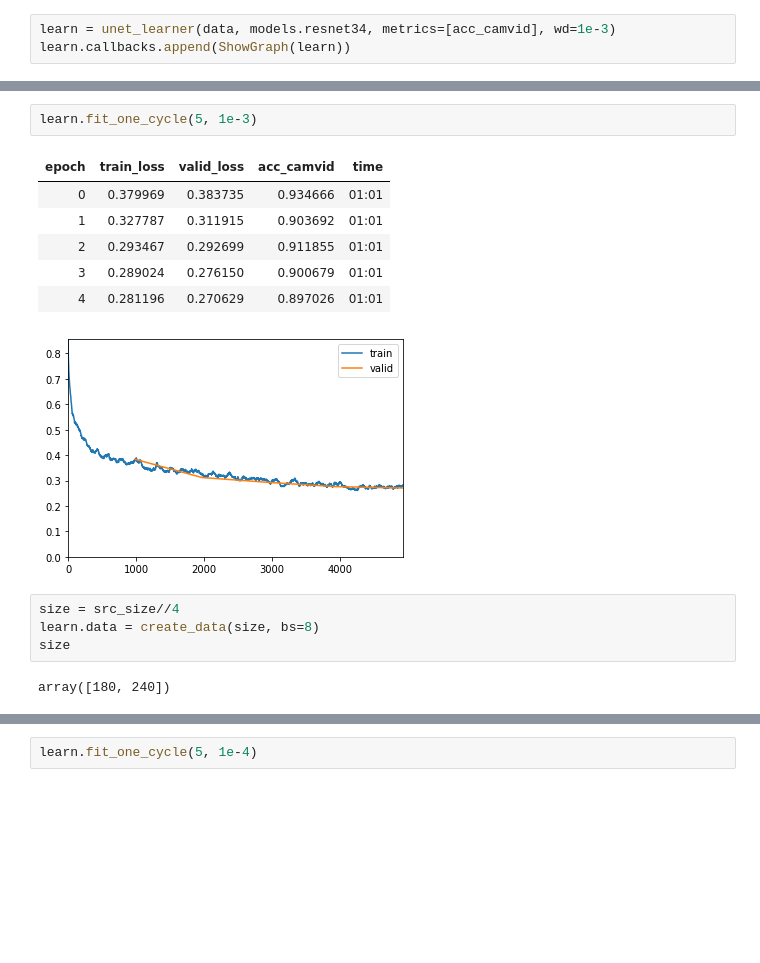
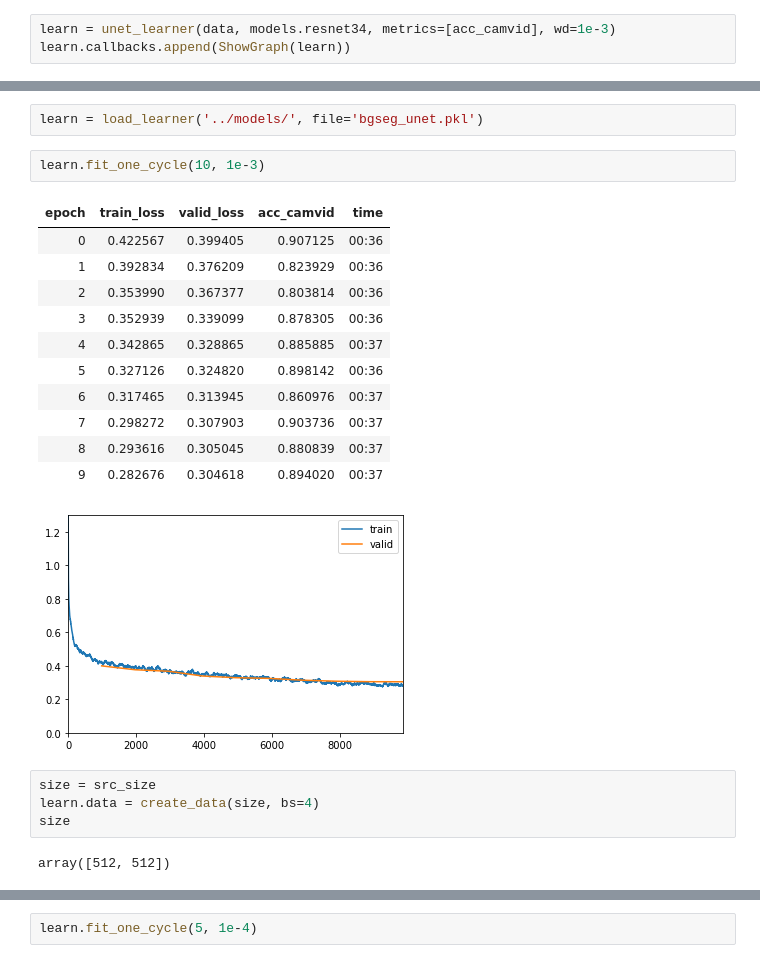
Before and after one commit to doas3140/face-pipeline, a Jupyter notebook: nbs/02_bgseg_unet_training.ipynb, the cells around one changed output, grey strips where cells are left out. Saved outputs shown, nothing was run; the diff lists cells and outputs as text; blank space fills up the shorter version.

```diff
--- a/nbs/02_bgseg_unet_training.ipynb
+++ b/nbs/02_bgseg_unet_training.ipynb
@@ -101,16 +125,23 @@ LR Finder is complete, type {learner_name}.recorder.plot() to see the graph.
+# %%
+learn = load_learner('../models/', file='bgseg_unet.pkl')
 # %%
-learn.fit_one_cycle(5, 1e-3)
+learn.fit_one_cycle(10, 1e-3)
 # %% [output]
 | epoch | train_loss | valid_loss | acc_camvid | time |
-| 0 | 0.379969 | 0.383735 | 0.934666 | 01:01 |
-| 1 | 0.327787 | 0.311915 | 0.903692 | 01:01 |
-| 2 | 0.293467 | 0.292699 | 0.911855 | 01:01 |
-| 3 | 0.289024 | 0.276150 | 0.900679 | 01:01 |
-| 4 | 0.281196 | 0.270629 | 0.897026 | 01:01 |
+| 0 | 0.422567 | 0.399405 | 0.907125 | 00:36 |
+| 1 | 0.392834 | 0.376209 | 0.823929 | 00:36 |
+| 2 | 0.353990 | 0.367377 | 0.803814 | 00:36 |
+| 3 | 0.352939 | 0.339099 | 0.878305 | 00:36 |
+| 4 | 0.342865 | 0.328865 | 0.885885 | 00:37 |
+| 5 | 0.327126 | 0.324820 | 0.898142 | 00:36 |
+| 6 | 0.317465 | 0.313945 | 0.860976 | 00:37 |
+| 7 | 0.298272 | 0.307903 | 0.903736 | 00:37 |
+| 8 | 0.293616 | 0.305045 | 0.880839 | 00:37 |
+| 9 | 0.282676 | 0.304618 | 0.894020 | 00:37 |
-[figure, old version]
+[figure, new version]
 # %%
-size = src_size//4
-learn.data = create_data(size, bs=8)
+size = src_size
+learn.data = create_data(size, bs=4)
 size
 # %% [output]
-array([180, 240])
+array([512, 512])
```
Also changed, not shown: parts of 12 cells of this notebook, 26 other files.
